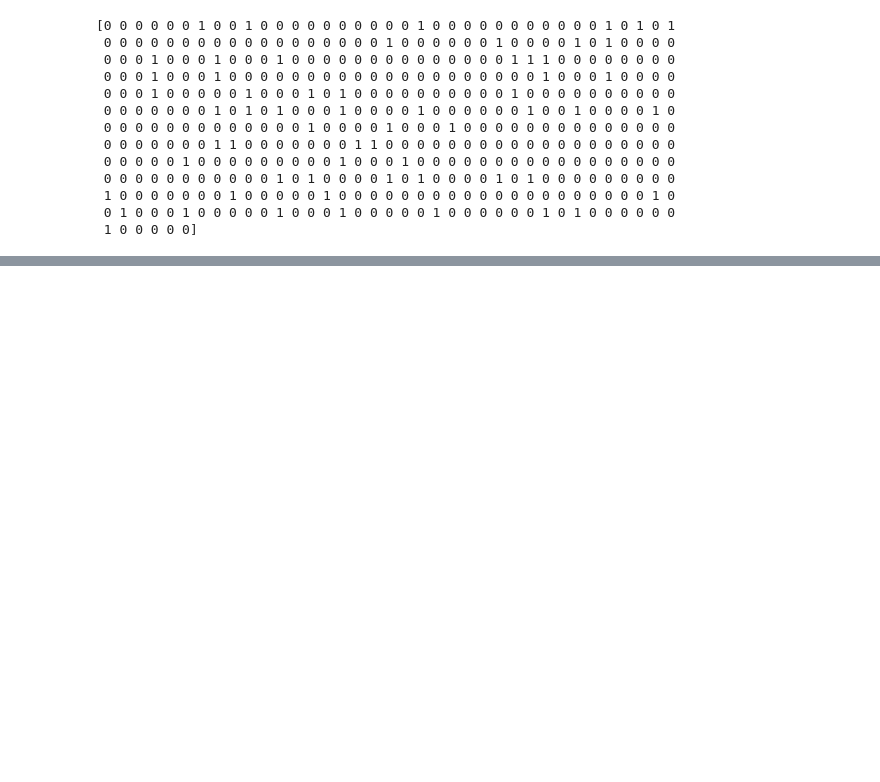
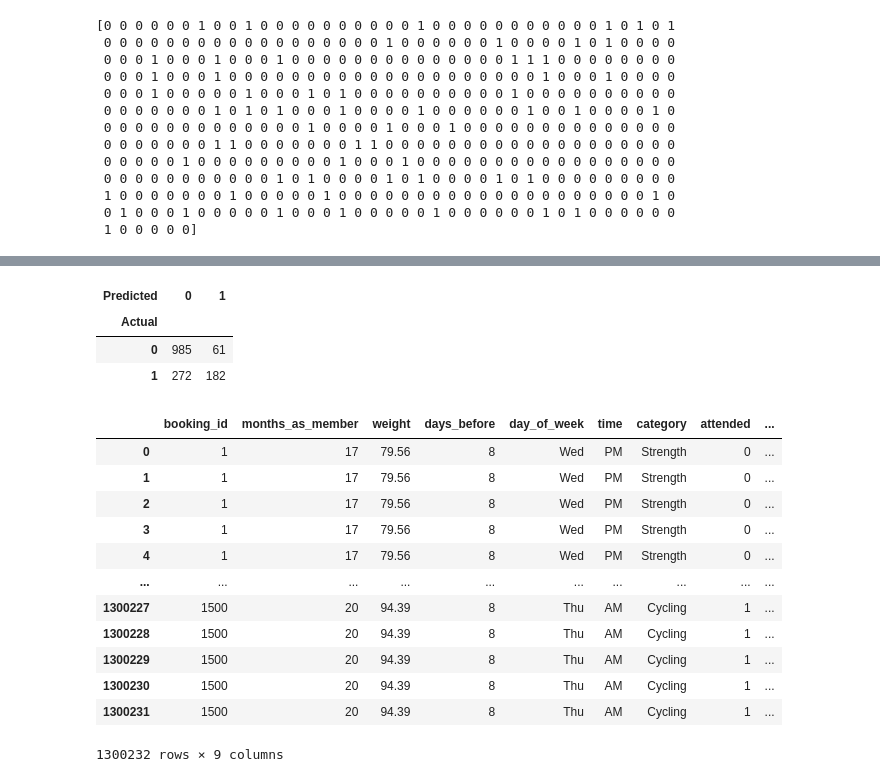
Before and after one commit to sajinamatya/classification-problem, a Jupyter notebook: fitnesscenter.ipynb, the cells around one changed output, grey strips where cells are left out. Drawn from its saved outputs; the diff is of its cells as text; code cells hidden in the pictures; blank space fills up the shorter version.

```diff
--- a/fitnesscenter.ipynb
+++ b/fitnesscenter.ipynb
@@ -252,0 +281,7 @@ print(accuracy_randomforest)
+# %%
+
+predict = model.predict(X)
+act = data['attended']
+predict_actual = pd.DataFrame({"attended":act,"Predicted":predict})
+
+print(predict_actual.to_string())
@@ -252,0 +306,23 @@ print(accuracy_randomforest)
+# %%
+pd.crosstab(predict_actual['Actual'],predict_actual['Predicted'])
+# %% [output]
+| Predicted | 0 | 1 |
+| Actual |  |  |
+| 0 | 985 | 61 |
+| 1 | 272 | 182 |
+# %%
+data.merge(predict_actual,on='attended',how='outer')
+# %% [output]
+|  | booking_id | months_as_member | weight | days_before | day_of_week | time | category | attended | ... |
+| 0 | 1 | 17 | 79.56 | 8 | Wed | PM | Strength | 0 | ... |
+| 1 | 1 | 17 | 79.56 | 8 | Wed | PM | Strength | 0 | ... |
+| 2 | 1 | 17 | 79.56 | 8 | Wed | PM | Strength | 0 | ... |
+| 3 | 1 | 17 | 79.56 | 8 | Wed | PM | Strength | 0 | ... |
+| 4 | 1 | 17 | 79.56 | 8 | Wed | PM | Strength | 0 | ... |
+| ... | ... | ... | ... | ... | ... | ... | ... | ... | ... |
+| 1300227 | 1500 | 20 | 94.39 | 8 | Thu | AM | Cycling | 1 | ... |
+| 1300228 | 1500 | 20 | 94.39 | 8 | Thu | AM | Cycling | 1 | ... |
+| 1300229 | 1500 | 20 | 94.39 | 8 | Thu | AM | Cycling | 1 | ... |
+| 1300230 | 1500 | 20 | 94.39 | 8 | Thu | AM | Cycling | 1 | ... |
+| 1300231 | 1500 | 20 | 94.39 | 8 | Thu | AM | Cycling | 1 | ... |
+1300232 rows × 9 columns
```
Also changed, not shown: parts of 8 cells of this notebook.
